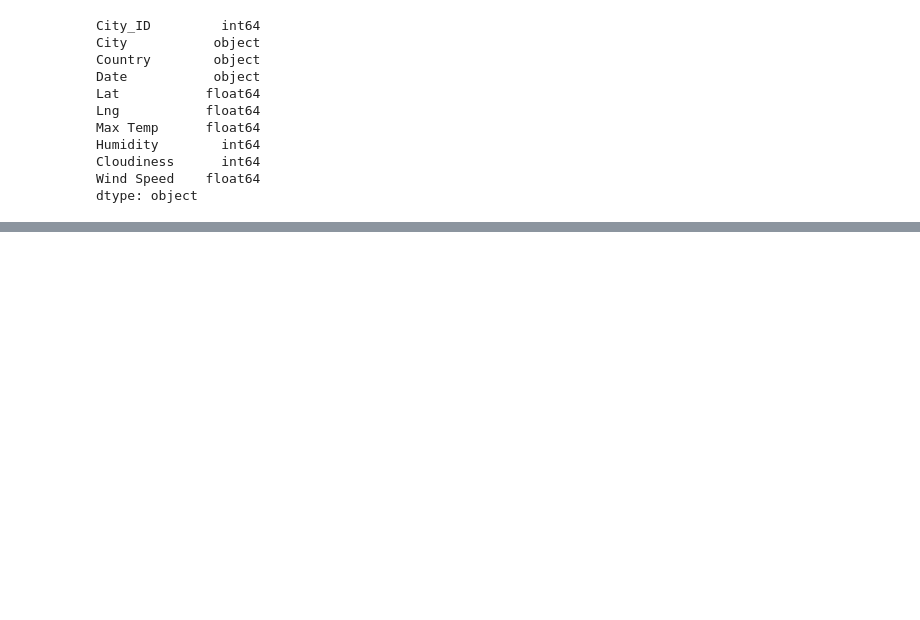
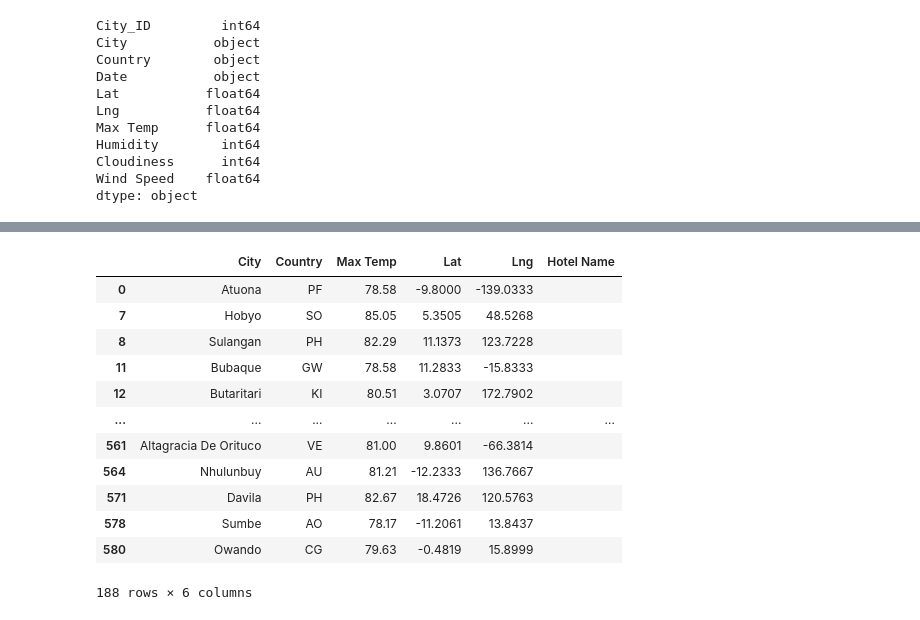
Before and after one commit to verosfbay/World_Weather_Analysis, a Jupyter notebook: VacationPy.ipynb, the cells around one changed output, grey strips where cells are left out. Saved outputs shown, nothing was run; the diff lists cells and outputs as text; code cells hidden in the pictures; blank space fills up the shorter version.

```diff
--- a/VacationPy.ipynb
+++ b/VacationPy.ipynb
@@ -118,0 +158,9 @@ fig
+# %%
+# Don't add the hotel information to the preferred_cities_df DataFrame because
+# this DataFrame is our filtered DataFrame,
+# and the customer will always filter it for each trip.
+
+# Create DataFrame called hotel_df to store hotel names along with city, country, max temp, and coordinates.
+hotel_df = preferred_cities_df[["City", "Country", "Max Temp", "Lat", "Lng"]].copy()
+hotel_df["Hotel Name"] = ""
+hotel_df.head(10)
@@ -118,0 +179,16 @@ fig
+# %%
+hotel_df
+# %% [output]
+|  | City | Country | Max Temp | Lat | Lng | Hotel Name |
+| 0 | Atuona | PF | 78.58 | -9.8000 | -139.0333 |  |
+| 7 | Hobyo | SO | 85.05 | 5.3505 | 48.5268 |  |
+| 8 | Sulangan | PH | 82.29 | 11.1373 | 123.7228 |  |
+| 11 | Bubaque | GW | 78.58 | 11.2833 | -15.8333 |  |
+| 12 | Butaritari | KI | 80.51 | 3.0707 | 172.7902 |  |
+| ... | ... | ... | ... | ... | ... | ... |
+| 561 | Altagracia De Orituco | VE | 81.00 | 9.8601 | -66.3814 |  |
+| 564 | Nhulunbuy | AU | 81.21 | -12.2333 | 136.7667 |  |
+| 571 | Davila | PH | 82.67 | 18.4726 | 120.5763 |  |
+| 578 | Sumbe | AO | 78.17 | -11.2061 | 13.8437 |  |
+| 580 | Owando | CG | 79.63 | -0.4819 | 15.8999 |  |
+188 rows × 6 columns
```
Also changed, not shown: parts of 10 cells of this notebook, 1 other file.
